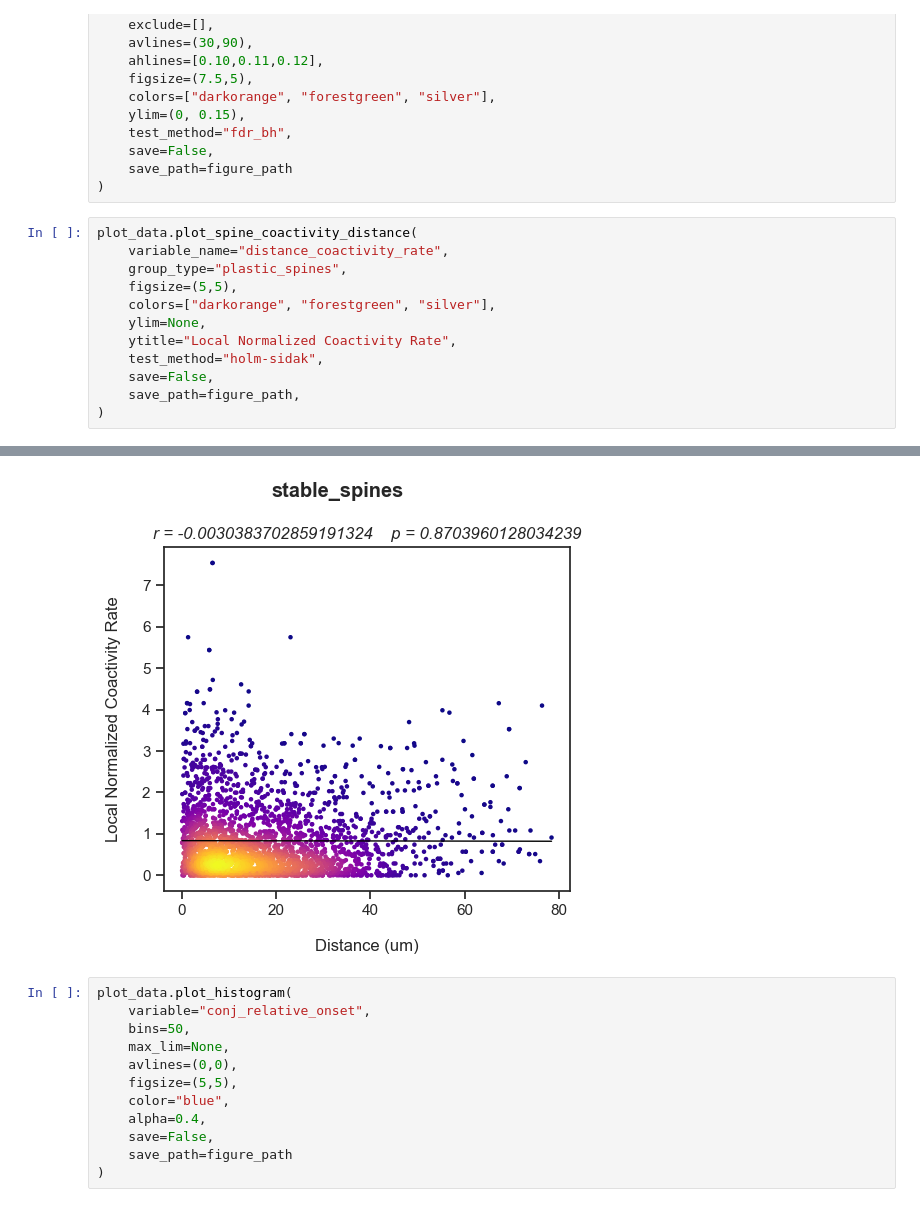
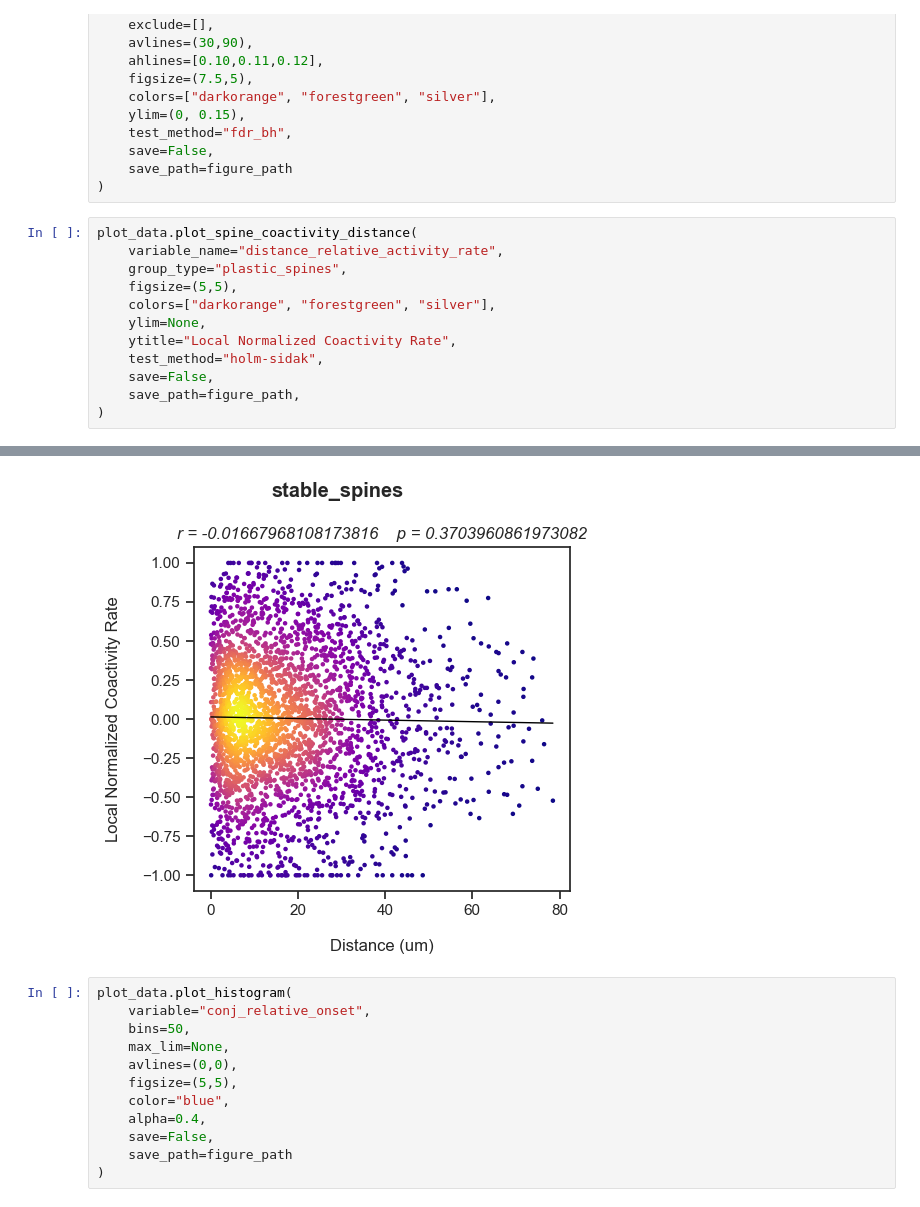
Before and after one commit to wjakewright/Lab_Analyses, a Jupyter notebook: Lab_Analyses/Spine_Analysis/Batch_Coactivity_Analysis.ipynb, the cells around one changed output, grey strips where cells are left out. Cells and saved outputs as stored; diff of their text form.

```diff
--- a/Lab_Analyses/Spine_Analysis/Batch_Coactivity_Analysis.ipynb
+++ b/Lab_Analyses/Spine_Analysis/Batch_Coactivity_Analysis.ipynb
@@ -236,7 +267,7 @@ plot_data.plot_group_spine_mean_traces(
 )
 # %%
 plot_data.plot_spine_coactivity_distance(
-    variable_name="distance_coactivity_rate",
+    variable_name="distance_relative_activity_rate",
     group_type="plastic_spines",
     figsize=(5,5),
     colors=["darkorange", "forestgreen", "silver"],
@@ -270,4 +301,4 @@ stable_spines: r = -0.1478495775550533    p-val = 0.00018265377648988738
-[figure, old version]
+[figure, new version]
 # %%
 plot_data.plot_histogram(
     variable="conj_relative_onset",
```
Also changed, not shown: parts of 4 cells of this notebook.
